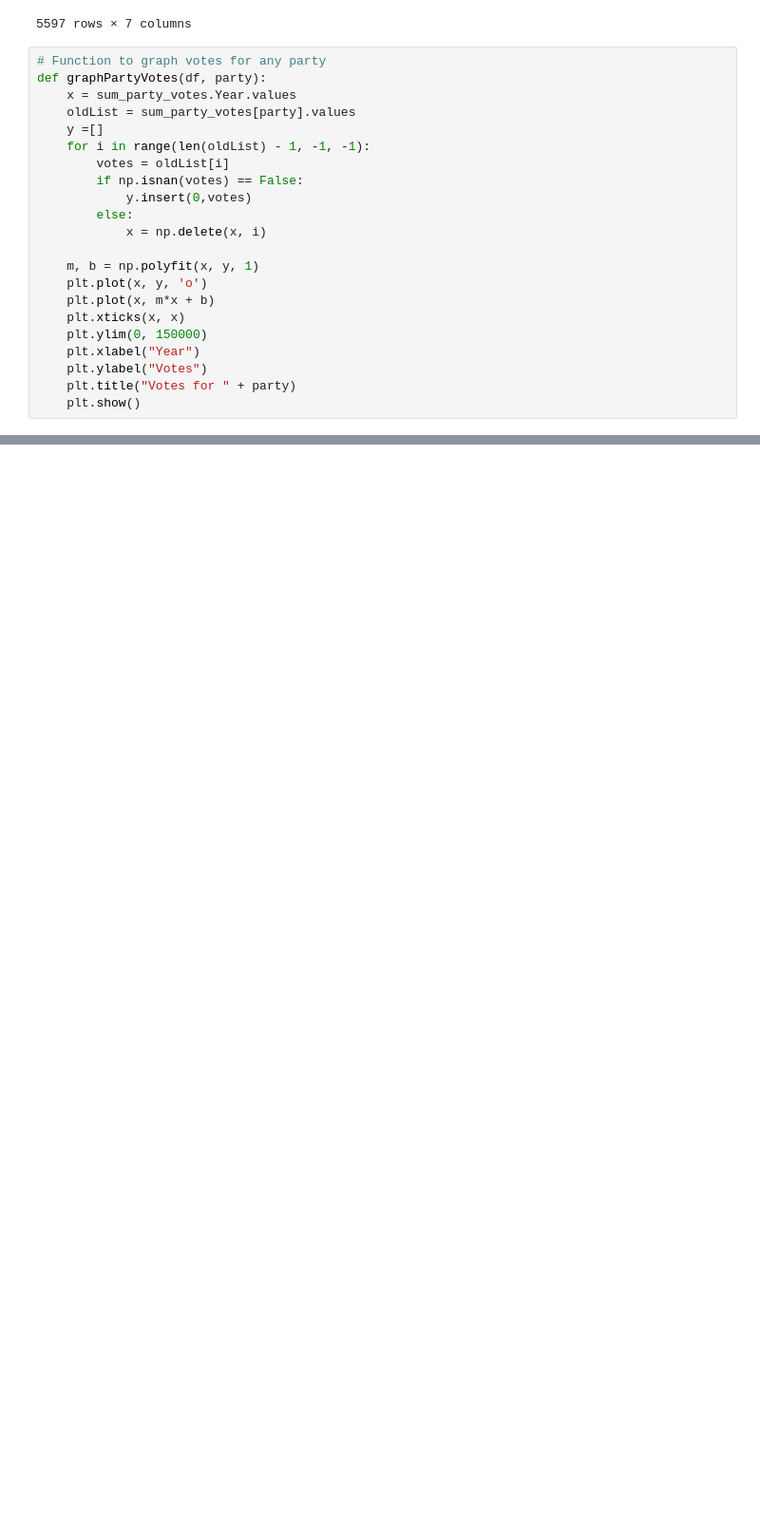
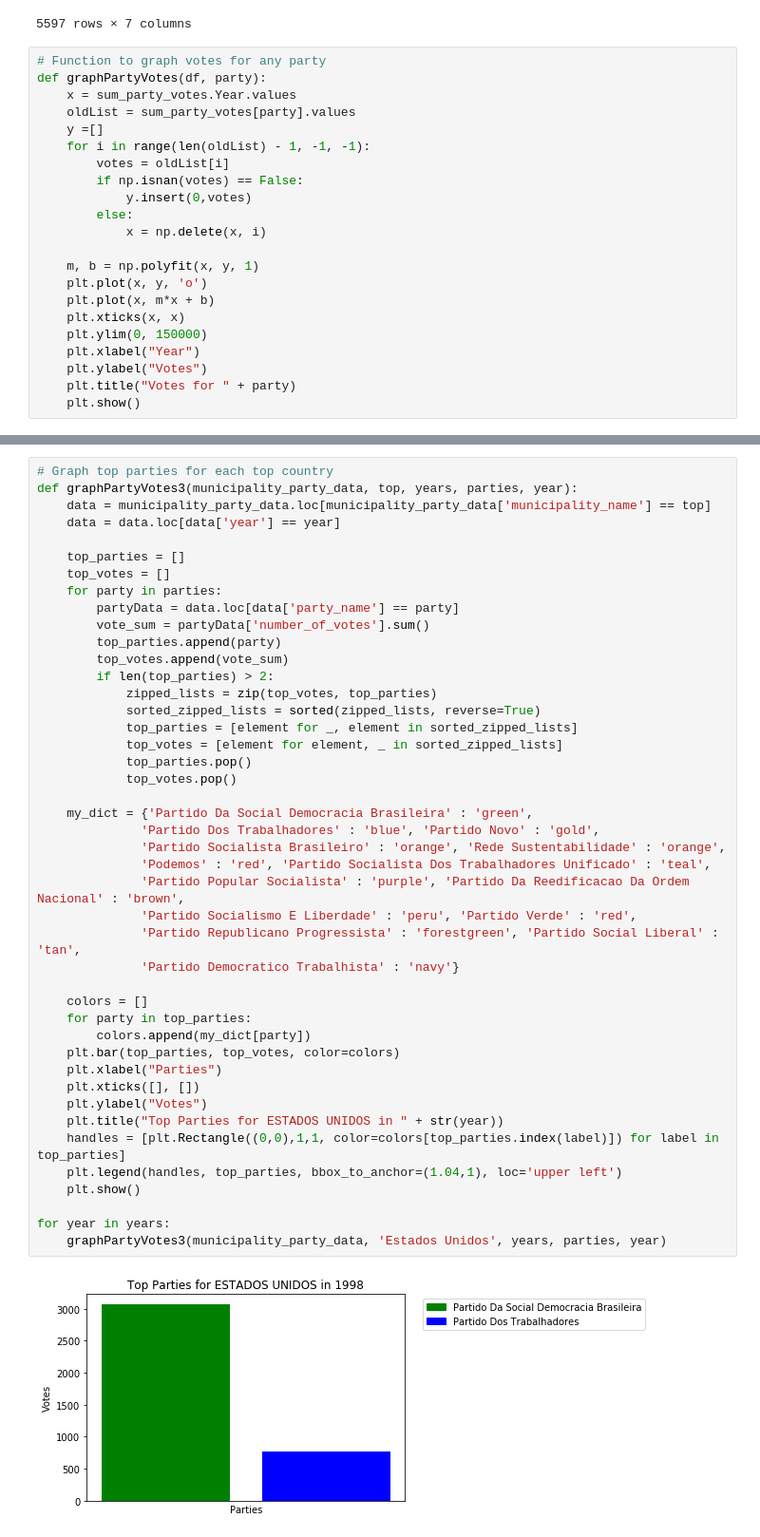
Before and after one commit to BU-Spark/ds-boston-bpda-br-election, a Jupyter notebook: DELIVERABLES/Delieverable3VotingPatterns.ipynb, the cells around one changed output, grey strips where cells are left out. Shown at 95% size. Drawn from its saved outputs; the diff is of its cells as text; blank space fills up the shorter version.

```diff
--- a/DELIVERABLES/Delieverable3VotingPatterns.ipynb
+++ b/DELIVERABLES/Delieverable3VotingPatterns.ipynb
@@ -201,0 +233,46 @@ for year in years:
+# %%
+# Graph top parties for each top country
+def graphPartyVotes3(municipality_party_data, top, years, parties, year):
+    data = municipality_party_data.loc[municipality_party_data['municipality_name'] == top]
+    data = data.loc[data['year'] == year]
+
+    top_parties = []
+    top_votes = []
+    for party in parties:
+        partyData = data.loc[data['party_name'] == party]
+        vote_sum = partyData['number_of_votes'].sum()
+        top_parties.append(party)
+        top_votes.append(vote_sum)
+        if len(top_parties) > 2:
+            zipped_lists = zip(top_votes, top_parties)
+            sorted_zipped_lists = sorted(zipped_lists, reverse=True)
+            top_parties = [element for _, element in sorted_zipped_lists]
+            top_votes = [element for element, _ in sorted_zipped_lists]
+            top_parties.pop()
+            top_votes.pop()
+
+    my_dict = {'Partido Da Social Democracia Brasileira' : 'green',
+              'Partido Dos Trabalhadores' : 'blue', 'Partido Novo' : 'gold',
+              'Partido Socialista Brasileiro' : 'orange', 'Rede Sustentabilidade' : 'orange',
+              'Podemos' : 'red', 'Partido Socialista Dos Trabalhadores Unificado' : 'teal',
+              'Partido Popular Socialista' : 'purple', 'Partido Da Reedificacao Da Ordem Nacional' : 'brown',
+              'Partido Socialismo E Liberdade' : 'peru', 'Partido Verde' : 'red',
+              'Partido Republicano Progressista' : 'forestgreen', 'Partido Social Liberal' : 'tan',
+              'Partido Democratico Trabalhista' : 'navy'}
+
+    colors = []
+    for party in top_parties:
+        colors.append(my_dict[party])
+    plt.bar(top_parties, top_votes, color=colors)
+    plt.xlabel("Parties")
+    plt.xticks([], [])
+    plt.ylabel("Votes")
+    plt.title("Top Parties for ESTADOS UNIDOS in " + str(year))
+    handles = [plt.Rectangle((0,0),1,1, color=colors[top_parties.index(label)]) for label in top_parties]
+    plt.legend(handles, top_parties, bbox_to_anchor=(1.04,1), loc='upper left')
+    plt.show()
+
+for year in years:
+    graphPartyVotes3(municipality_party_data, 'Estados Unidos', years, parties, year)
+# %% [output]
+[figure, added]
```
Also changed, not shown: parts of 6 cells of this notebook, 1 other file.
